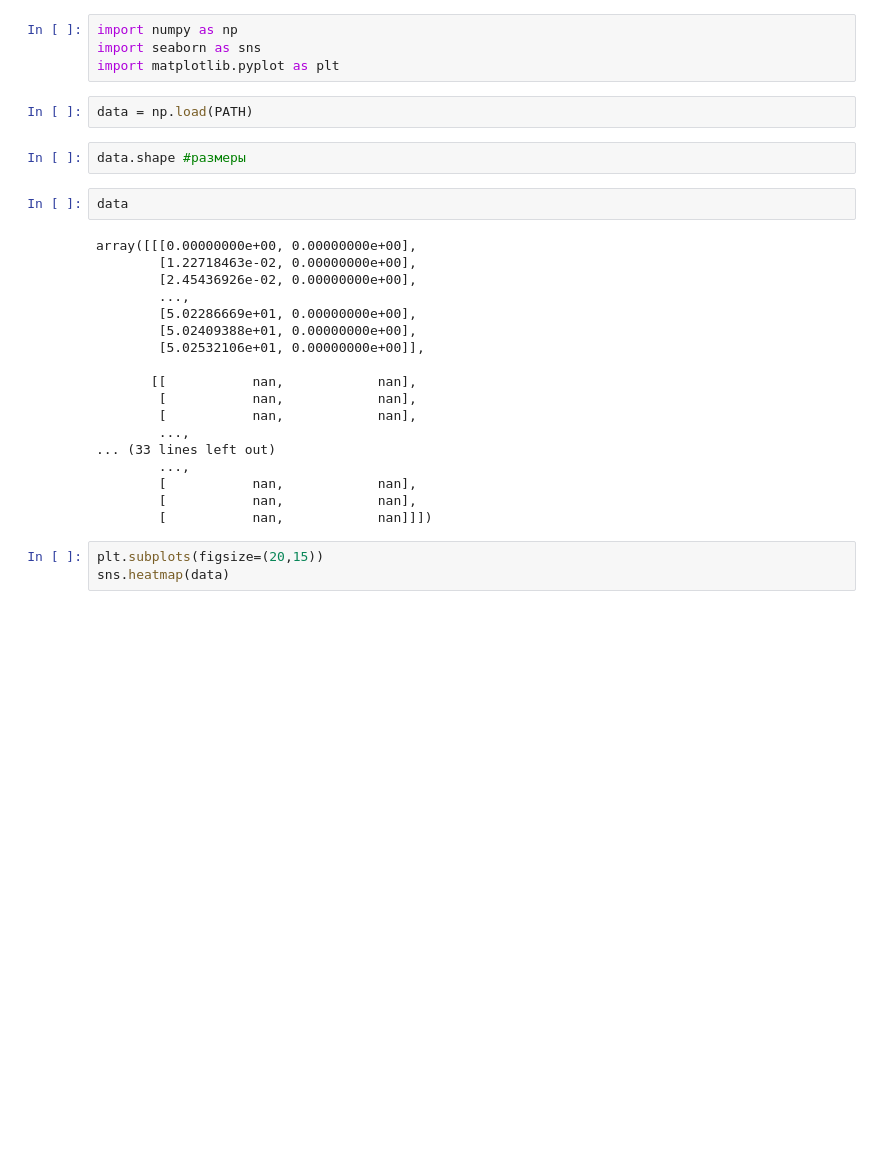
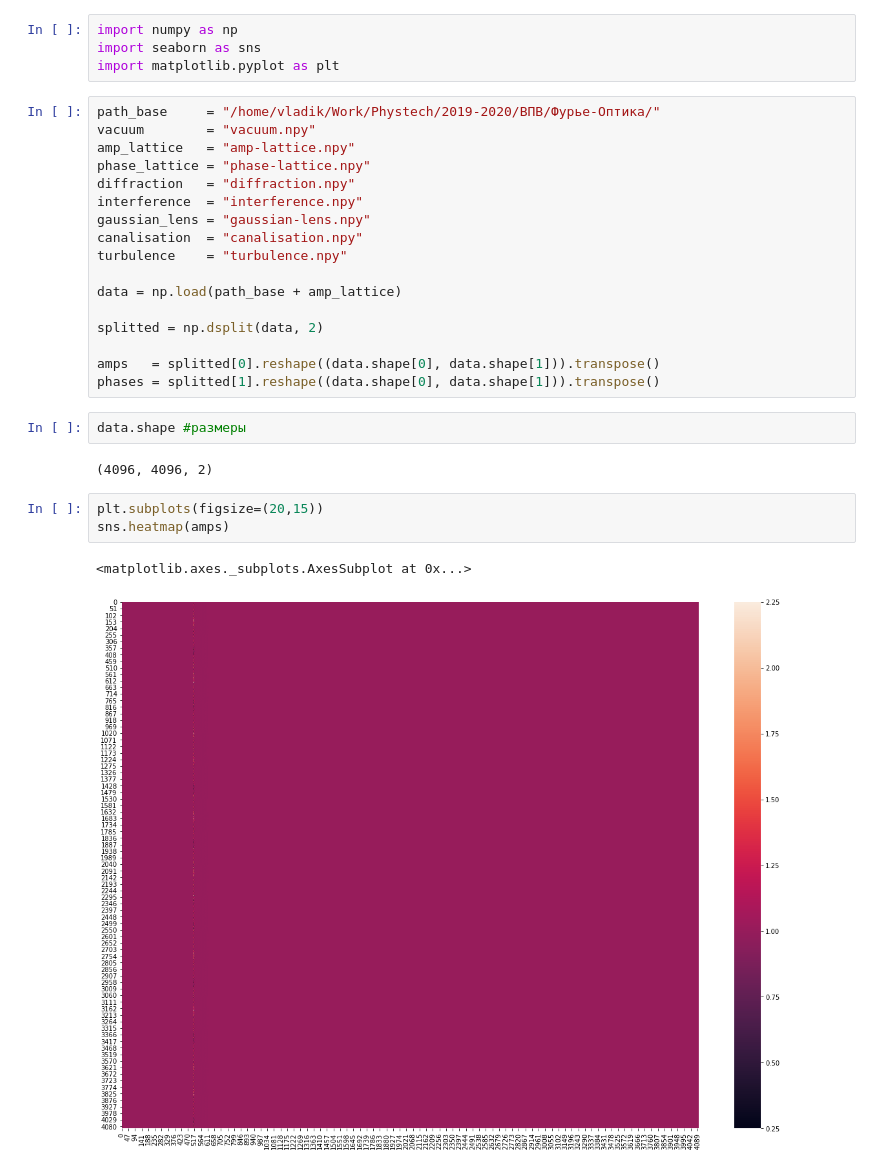
Before and after one commit to VladikNeVladik/Fourier-Optics, a Jupyter notebook: notebooks/Vis.ipynb, the cells around one changed output. Saved outputs shown, nothing was run; the diff lists cells and outputs as text; blank space fills up the shorter version.

```diff
--- a/notebooks/Vis.ipynb
+++ b/notebooks/Vis.ipynb
@@ -6,30 +6,30 @@
 import numpy as np
 import seaborn as sns
 import matplotlib.pyplot as plt
-# %%
-data = np.load(PATH)
+# %%
+path_base     = "/home/vladik/Work/Phystech/2019-2020/ВПВ/Фурье-Оптика/"
+vacuum        = "vacuum.npy"
+amp_lattice   = "amp-lattice.npy"
+phase_lattice = "phase-lattice.npy"
+diffraction   = "diffraction.npy"
+interference  = "interference.npy"
+gaussian_lens = "gaussian-lens.npy"
+canalisation  = "canalisation.npy"
+turbulence    = "turbulence.npy"
+
+data = np.load(path_base + amp_lattice)
+
+splitted = np.dsplit(data, 2)
+
+amps   = splitted[0].reshape((data.shape[0], data.shape[1])).transpose()
+phases = splitted[1].reshape((data.shape[0], data.shape[1])).transpose()
 # %%
 data.shape #размеры
+# %% [output]
+(4096, 4096, 2)
-# %%
-data
-# %% [output]
-array([[[0.00000000e+00, 0.00000000e+00],
-        [1.22718463e-02, 0.00000000e+00],
-        [2.45436926e-02, 0.00000000e+00],
-        ...,
-        [5.02286669e+01, 0.00000000e+00],
-        [5.02409388e+01, 0.00000000e+00],
-        [5.02532106e+01, 0.00000000e+00]],
-
-       [[           nan,            nan],
-        [           nan,            nan],
-        [           nan,            nan],
-        ...,
-... (33 lines left out)
-        ...,
-        [           nan,            nan],
-        [           nan,            nan],
-        [           nan,            nan]]])
 # %%
 plt.subplots(figsize=(20,15))
-sns.heatmap(data)
+sns.heatmap(amps)
+# %% [output]
+<matplotlib.axes._subplots.AxesSubplot at 0x...>
+[figure, added]
```
Also changed, not shown: parts of 1 cell of this notebook, 6 other files.
